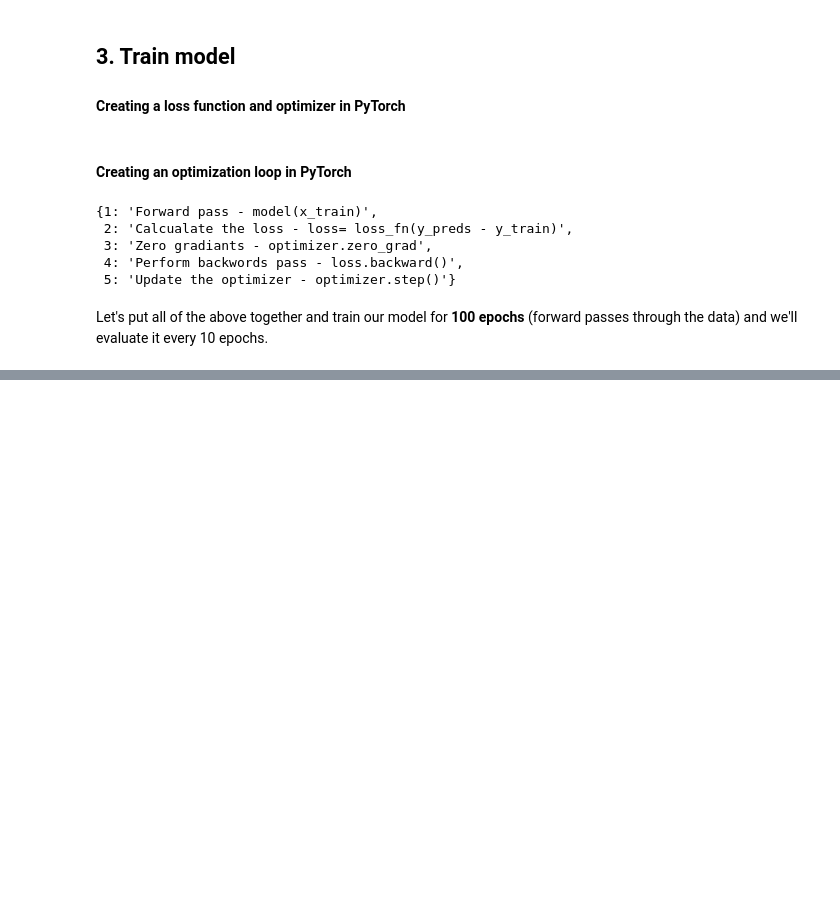
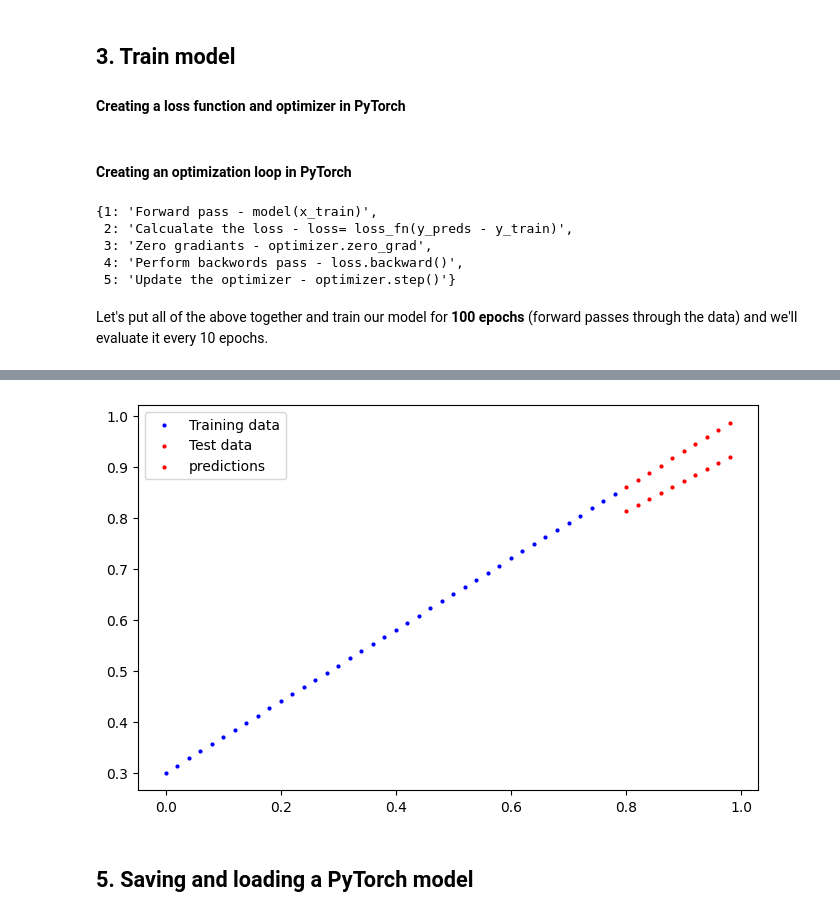
Before and after one commit to mahfuz-raihan/imClassDeep, a Jupyter notebook: pytorch_workflow.ipynb, the cells around one changed output, grey strips where cells are left out. Saved outputs shown, nothing was run; the diff lists cells and outputs as text; code cells hidden in the pictures; blank space fills up the shorter version.

```diff
--- a/pytorch_workflow.ipynb
+++ b/pytorch_workflow.ipynb
@@ -308,0 +323,8 @@ plt.legend();
+# %%
+# 1. Set the model in evaluation mode
+model_0.eval()
+
+# 2. Setup the inference model context manager
+with torch.inference_mode():
+    y_preds = model_0(X_test)
+y_preds
@@ -308,0 +342,6 @@ plt.legend();
+# %%
+plot_predictions(predictions=y_preds)
+# %% [output]
+[figure, added]
+# %% [markdown]
+## 5. Saving and loading a PyTorch model
```
Also changed, not shown: parts of 8 cells of this notebook.
